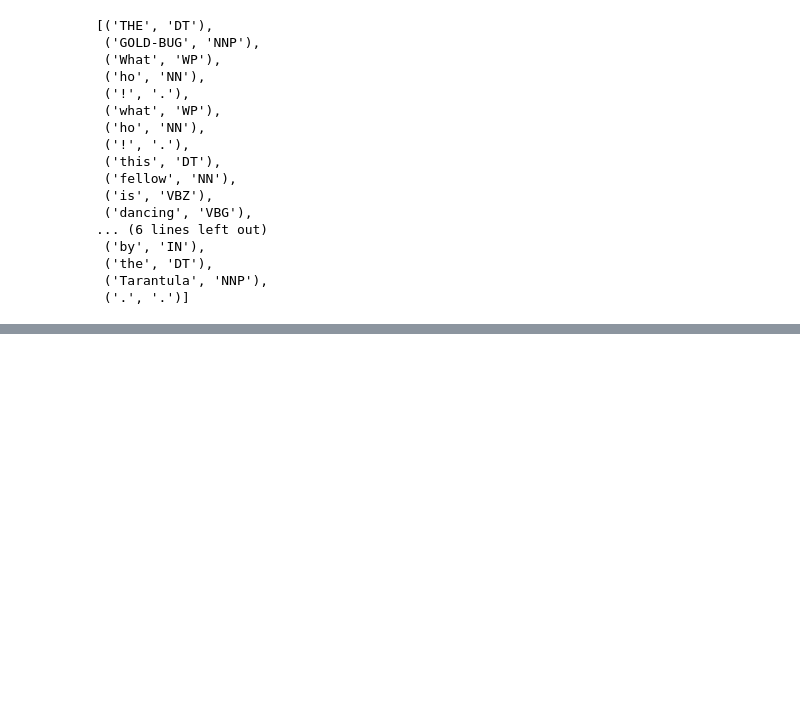
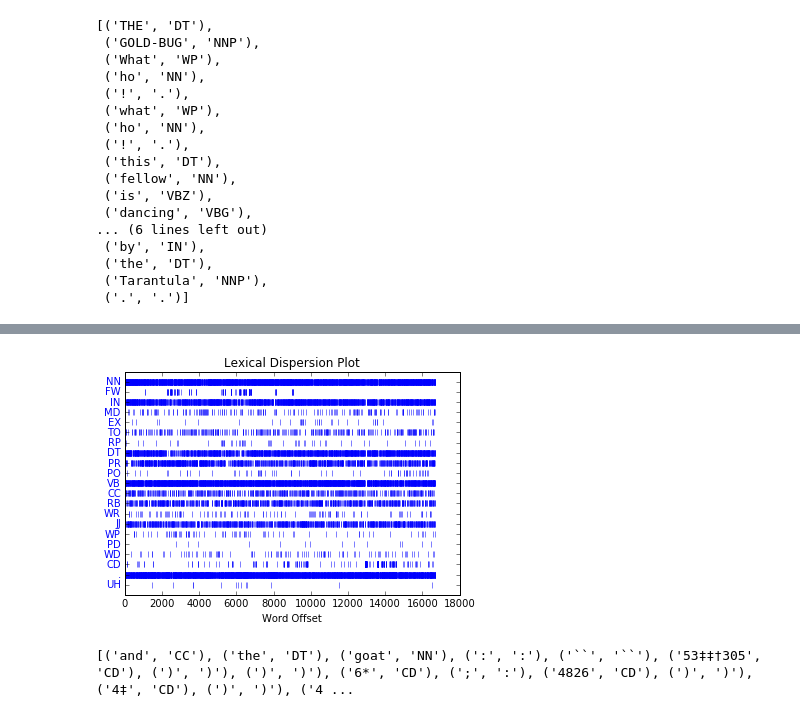
Before and after one commit to broomgrass/My-ALTA-Tutorials, a Jupyter notebook: PartsofSpeech.ipynb, the cells around one changed output, grey strips where cells are left out. Cells and saved outputs as stored; diff of their text form; code cells hidden in the pictures; blank space fills up the shorter version.

```diff
--- a/PartsofSpeech.ipynb
+++ b/PartsofSpeech.ipynb
@@ -42,0 +82,8 @@ goldBugAdjectivesFreqs.plot(20)
+# %%
+nltk.Text(goldBugTagsNormalized).dispersion_plot(list(goldBugTagsNormalizedFreqs.keys()))
+# %% [output]
+[figure, added]
+# %%
+print(goldBugTagged[12900:13035])
+# %% [output]
+[('and', 'CC'), ('the', 'DT'), ('goat', 'NN'), (':', ':'), ('``', '``'), ('53‡‡†305', 'CD'), (')', ')'), (')', ')'), ('6*', 'CD'), (';', ':'), ('4826', 'CD'), (')', ')'), ('4‡', 'CD'), (')', ')'), ('4 ...
```
Also changed, not shown: parts of 30 cells of this notebook.
